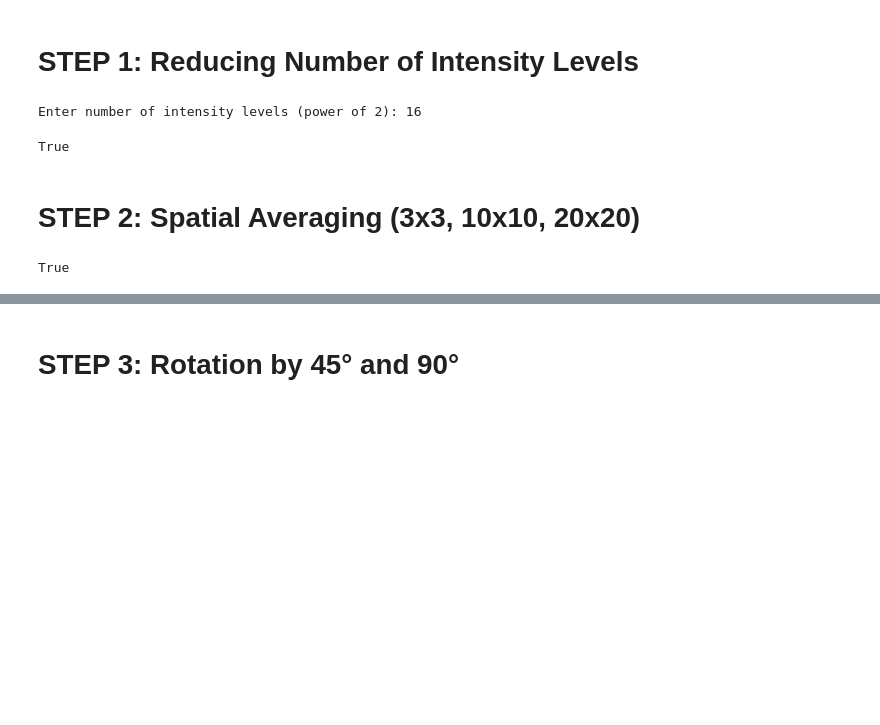
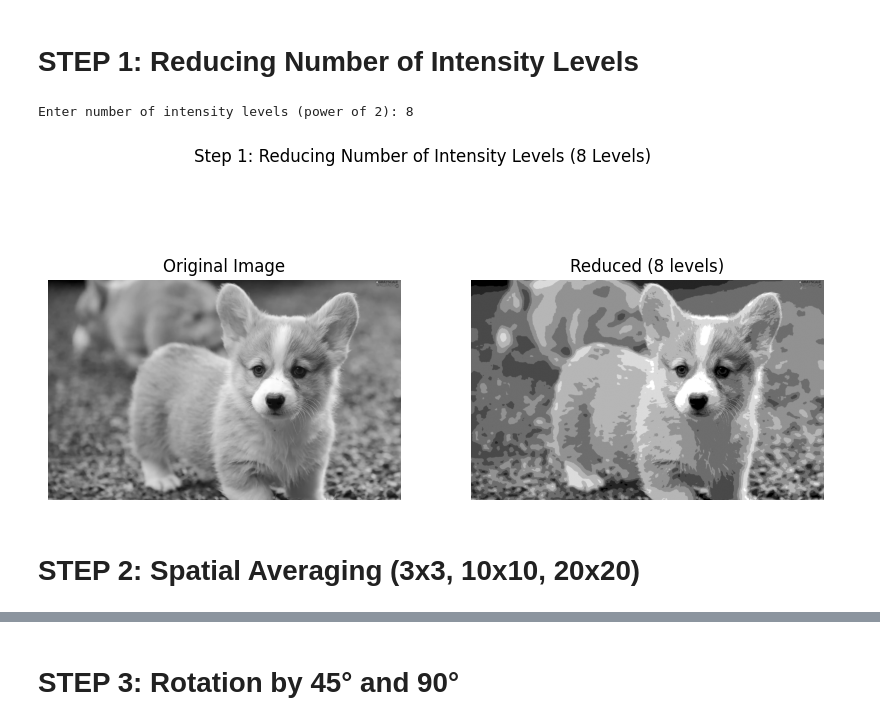
Before and after one commit to eg204212/Computer-Vision-and-Image-Processing---Take-Home-Assignment-1-, a Jupyter notebook: EC7212_Take_Home_Assignment_1.ipynb, the cells around one changed output, grey strips where cells are left out. Saved outputs shown, nothing was run; the diff lists cells and outputs as text; code cells hidden in the pictures; blank space fills up the shorter version.

```diff
--- a/EC7212_Take_Home_Assignment_1.ipynb
+++ b/EC7212_Take_Home_Assignment_1.ipynb
@@ -10,22 +11,30 @@ import numpy as np
 # %%
 img = cv2.imread('puppy_image.png', cv2.IMREAD_GRAYSCALE)
 
 n_levels = int(input("Enter number of intensity levels (power of 2): "))
 quant_step = 256 // n_levels
 img_reduced = (img // quant_step) * quant_step
 cv2.imwrite(f'reduced_{n_levels}.png', img_reduced)
+
+# DISPLAY STEP 1 Results
+plt.figure(figsize=(10, 5))
+plt.suptitle(f"Step 1: Reducing Number of Intensity Levels ({n_levels} Levels)")
+
+# Original Image
+plt.subplot(1, 2, 1)
+plt.title("Original Image")
+plt.imshow(img, cmap='gray')
+plt.axis('off')
+
+# Reduced Image
+plt.subplot(1, 2, 2)
+plt.title(f"Reduced ({n_levels} levels)")
+plt.imshow(img_reduced, cmap='gray')
+plt.axis('off')
+
+plt.show()
 # %% [output]
-Enter number of intensity levels (power of 2): 16
+Enter number of intensity levels (power of 2): 8
-True
+[figure, added]
 # %% [markdown]
 # STEP 2: Spatial Averaging (3x3, 10x10, 20x20)
-# %%
-img_3x3 = cv2.blur(img, (3, 3))
-img_10x10 = cv2.blur(img, (10, 10))
-img_20x20 = cv2.blur(img, (20, 20))
-
-cv2.imwrite('averaged_3x3.png', img_3x3)
-cv2.imwrite('averaged_10x10.png', img_10x10)
-cv2.imwrite('averaged_20x20.png', img_20x20)
-# %% [output]
-True
```
Also changed, not shown: parts of 4 cells of this notebook.
